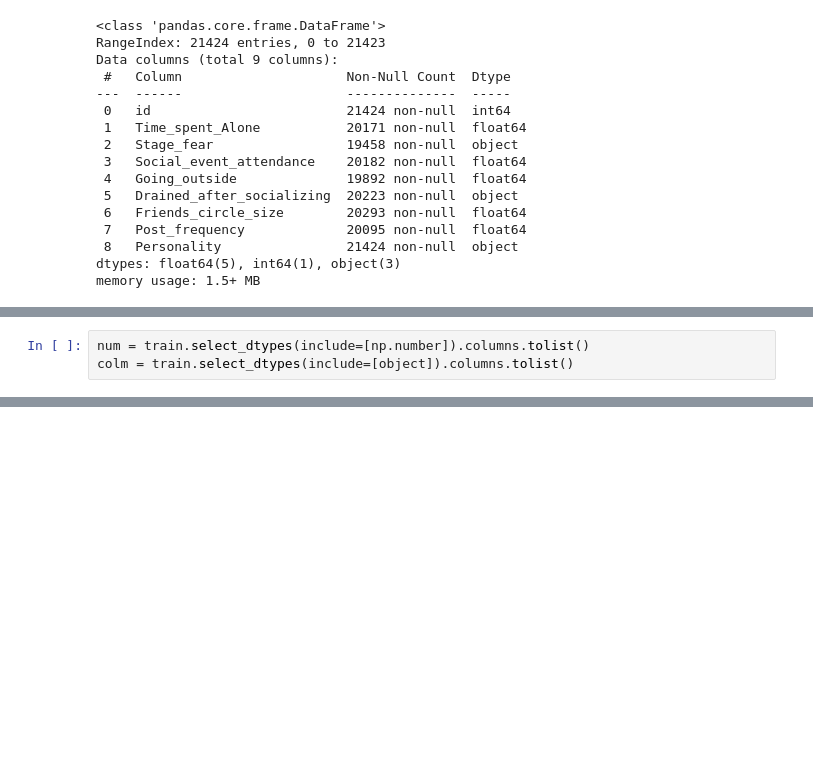
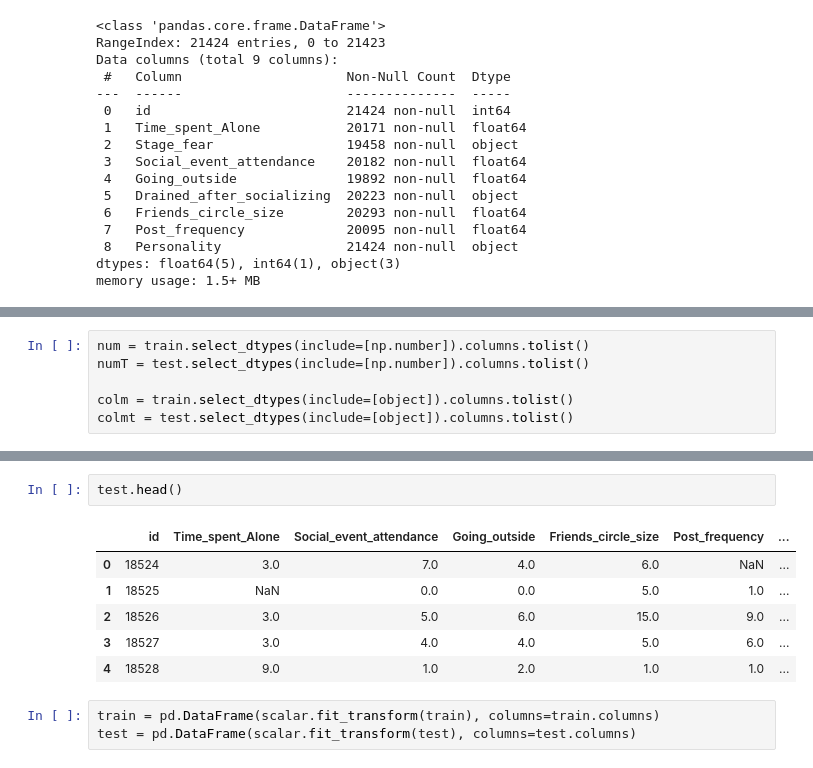
Before and after one commit to udayhacks/Predict-the-Introverts-from-the-Extroverts-Playground-Series---Season-5-Episode-7, a Jupyter notebook: version3.ipynb, the cells around one changed output, grey strips where cells are left out. Cells and saved outputs as stored; diff of their text form; blank space fills up the shorter version.

```diff
--- a/version3.ipynb
+++ b/version3.ipynb
@@ -101,3 +119,6 @@ memory usage: 1.5+ MB
 # %%
 num = train.select_dtypes(include=[np.number]).columns.tolist()
+numT = test.select_dtypes(include=[np.number]).columns.tolist()
+
 colm = train.select_dtypes(include=[object]).columns.tolist()
+colmt = test.select_dtypes(include=[object]).columns.tolist()
@@ -122,0 +171,12 @@ train
+# %%
+test.head()
+# %% [output]
+|  | id | Time_spent_Alone | Social_event_attendance | Going_outside | Friends_circle_size | Post_frequency | ... |
+| 0 | 18524 | 3.0 | 7.0 | 4.0 | 6.0 | NaN | ... |
+| 1 | 18525 | NaN | 0.0 | 0.0 | 5.0 | 1.0 | ... |
+| 2 | 18526 | 3.0 | 5.0 | 6.0 | 15.0 | 9.0 | ... |
+| 3 | 18527 | 3.0 | 4.0 | 4.0 | 5.0 | 6.0 | ... |
+| 4 | 18528 | 9.0 | 1.0 | 2.0 | 1.0 | 1.0 | ... |
+# %%
+train = pd.DataFrame(scalar.fit_transform(train), columns=train.columns)
+test = pd.DataFrame(scalar.fit_transform(test), columns=test.columns)
```
Also changed, not shown: parts of 17 cells of this notebook, 1 other file.
